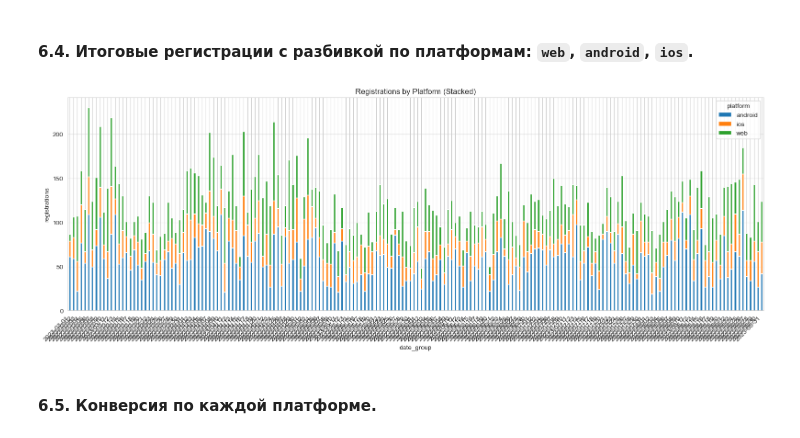
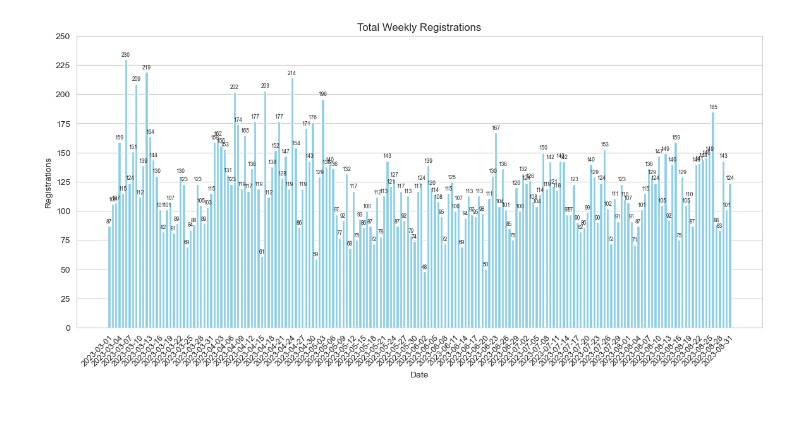
Before and after one commit to aManAndCode/data-analytics-project-100, a Jupyter notebook: charts_project.ipynb, the cells around one changed output. Cells and saved outputs as stored; diff of their text form; code cells hidden in the pictures.

```diff
--- a/charts_project.ipynb
+++ b/charts_project.ipynb
@@ -151,21 +134,23 @@ plt.show()
-# %% [markdown]
-#### **6.4. Итоговые регистрации с разбивкой по платформам:** `web`, `android`, `ios`.
-# %%
-regs_pivot = conversion_df.pivot(index="date_group", columns="platform", values="registrations")
-
-fig, ax = plt.subplots(figsize=(16, 6))
-regs_pivot.plot(kind="bar", stacked=True, ax=ax)
-
-ax.set_title("Registrations by Platform (Stacked)")
-ax.set_xlabel("date_group")
-ax.set_ylabel("registrations")
-ax.set_xticklabels(regs_pivot.index.strftime("%Y-%m-%d"))
-plt.xticks(rotation=45, ha="right")
-plt.tight_layout()
-
-plt.savefig("./charts/registrations_by_platform.png")
-plt.show()
-# %% [output]
-[figure, removed]
-# %% [markdown]
-#### **6.5. Конверсия по каждой платформе.**
+# %%
+# по дням
+total_registrations = conversion.groupby("date_group", as_index=False)["registrations"].sum()
+
+plt.figure(figsize=(14, 6))
+plt.bar(total_registrations["date_group"], total_registrations["registrations"], color="skyblue")
+
+for date, value in zip(total_registrations["date_group"], total_registrations["registrations"]):
+    plt.annotate(str(value), (date, value), xytext=(0, 2), textcoords="offset points", ha="center", va="bottom", fontsize=6)
+
+date_ticks = pd.date_range(total_registrations["date_group"].min(), total_registrations["date_group"].max(), freq="3D")
+plt.xticks(date_ticks, [date.strftime("%Y-%m-%d") for date in date_ticks], rotation=45, ha="right", rotation_mode="anchor", fontsize=9)
+
+plt.title("Total Weekly Registrations")
+plt.xlabel("Date")
+plt.ylabel("Registrations")
+plt.grid(axis="x", visible=False)
+plt.yticks(range(0, int(total_registrations["registrations"].max()) + 26, 25))
+
+plt.savefig("./charts/total_registrations.png", bbox_inches="tight")
+plt.show()
+# %% [output]
+[figure, added]
```
Also changed, not shown: parts of 43 cells of this notebook, 10 other files.
